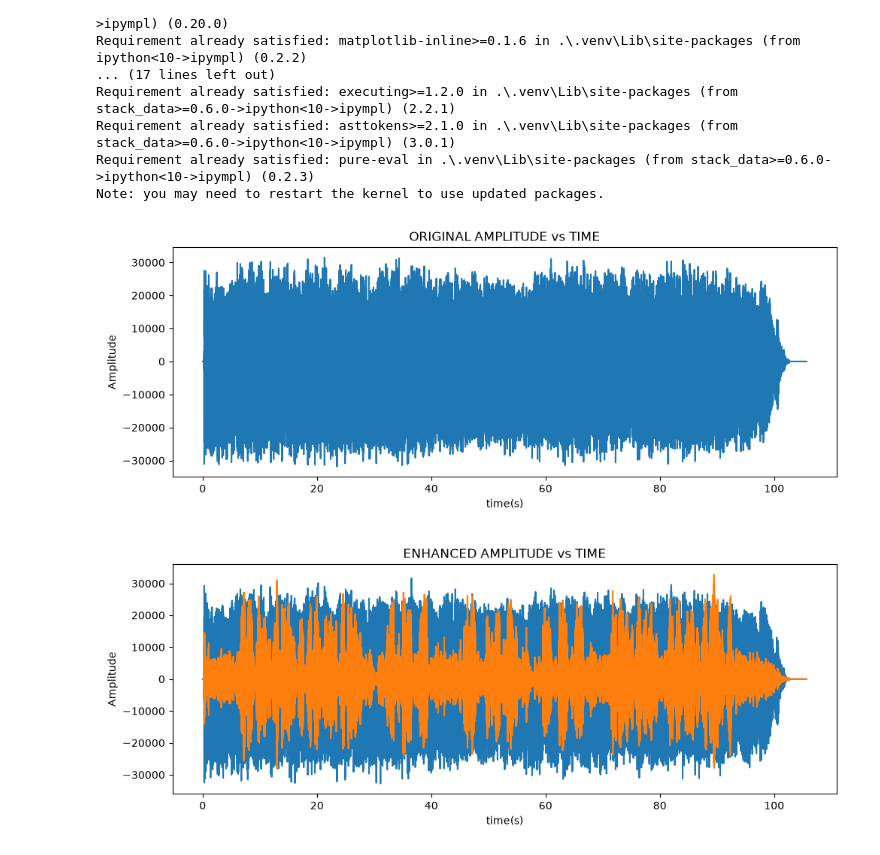
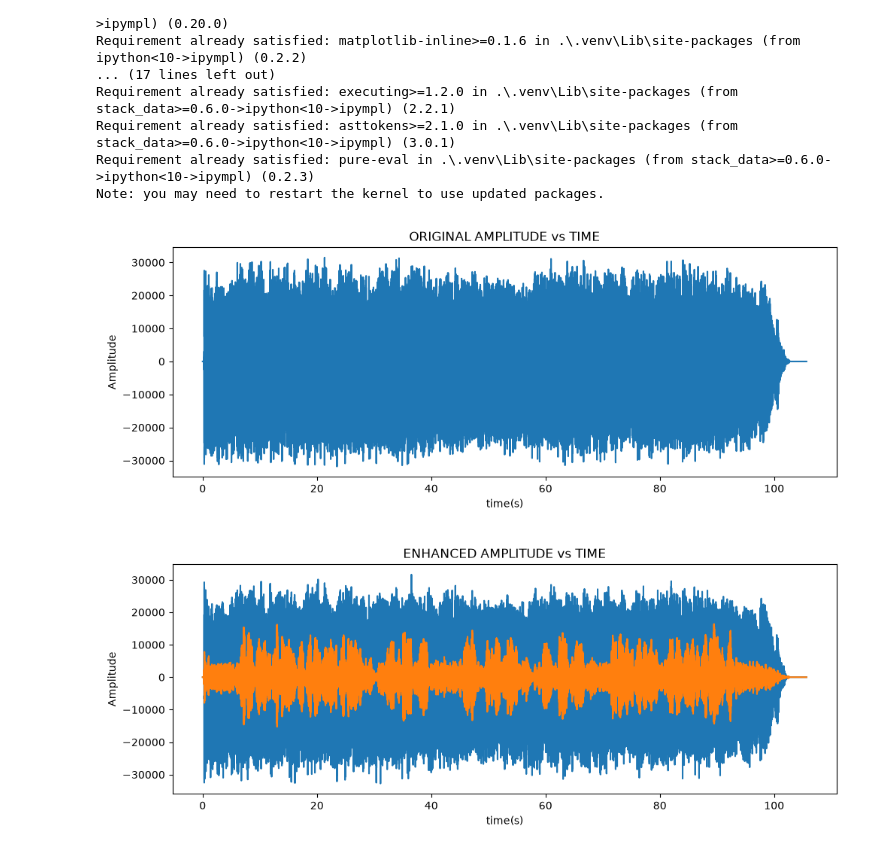
Before and after one commit to EranMaor/Audio-Processing, a Jupyter notebook: bass_enhancement.ipynb, the cells around one changed output. Drawn from its saved outputs; the diff is of its cells as text; code cells hidden in the pictures.

```diff
--- a/bass_enhancement.ipynb
+++ b/bass_enhancement.ipynb
@@ -93,9 +91,8 @@ def write_file(reconstructed_left, reconstructed_right, sample_rate, output_file
 
     # Scale both channels to 16 bit (word)
     scaled_left = normalized_left * 32767.0
-    # # Scale right channel (bass) to be less dominate compared to mids/highs in left channel
-    # scaled_right = (normalized_right * 32767.0) / 4
-    scaled_right = (normalized_right * 32767.0)
+    # Scale right channel (bass) to not dominate over mids/highs in left channel
+    scaled_right = (normalized_right * 32767.0) / 2
 
     # scaled_left represents the mids/highs that are outputted from the left channel device
     # scaled_right represents the lows that are outputted from right channel device
@@ -136,37 +138,36 @@ bpf_low = adjust_frequencies_in_time(sample_rate=sample_rate, time_signal=data.c
 max_amplitude = np.max(np.abs(bpf_low))
 if max_amplitude == 0:
     max_amplitude = 1
-max_amplitude = max_amplitude * np.pi / 2
-right1 = bpf_low / max_amplitude
+
+normalized_base = bpf_low / max_amplitude
+right1 = normalized_base * (np.pi / 2)
 
 # Step 2 of bass frequency processing:
 # To stay within radius of convergence for tanh Taylor Series, the amplitudes where scaled to +-pi/2 in previous step
 # Apply tanh to the right channel (non-linear function) to create harmonics
 # Inner term (a + bx + cx^2) creates both even and odd harmonics
-a = 0   # DC offset
-b = 1   # Creates odd harmonics
-c = 0.5 # Adds even harmonics
+a = 0       # DC offset
+b = 1.5     # Creates odd harmonics
+c = 0.4     # Adds even harmonics
 np.tanh((a + b*right1 + c*np.square(right1)), out=right1)
 
 # Step 3 of bass frequency processing:
 # Apply another BPF on right channel to limit number of harmonics
 right = adjust_frequencies_in_time(sample_rate=sample_rate, time_signal=right1.copy(), min_freq=100, max_freq=400, filter='bpf', filter_order=8)
-# POTENTIALLY (right1.copy() * peak * 32767.0) instead of (right1.copy() * 32767.0)
-# right = adjust_frequencies_in_time(sample_rate=sample_rate, time_signal=(right1.copy() * 32767.0), min_freq=100, max_freq=400, filter='bpf', filter_order=8)
 # %%
 # Write output WAV file
-enhanced_data = write_file(left, right, sample_rate, 'i_wanna_be_your_man_harmonics.wav')
+enhanced_data = write_file(left, right, sample_rate, 'i_wanna_be_your_man_harmonicsPI.wav')
 
 # Calculations for graph display
 duration = len(data) / sample_rate
 time = np.linspace(0.0, duration, num=len(data))
 
 # Graph original vs final song
 plot(time, data, 'ORIGINAL AMPLITUDE vs TIME', 'time(s)', 'Amplitude')
 plot(time, enhanced_data, 'ENHANCED AMPLITUDE vs TIME', 'time(s)', 'Amplitude')
 # %% [output]
 [figure]
-[figure, old version]
+[figure, new version]
 # %%
 # Compare frequency graphs for original and enhanced song
 original_amplitude = transform(data, sample_rate)
```
Also changed, not shown: parts of 3 cells of this notebook, 6 other files.
